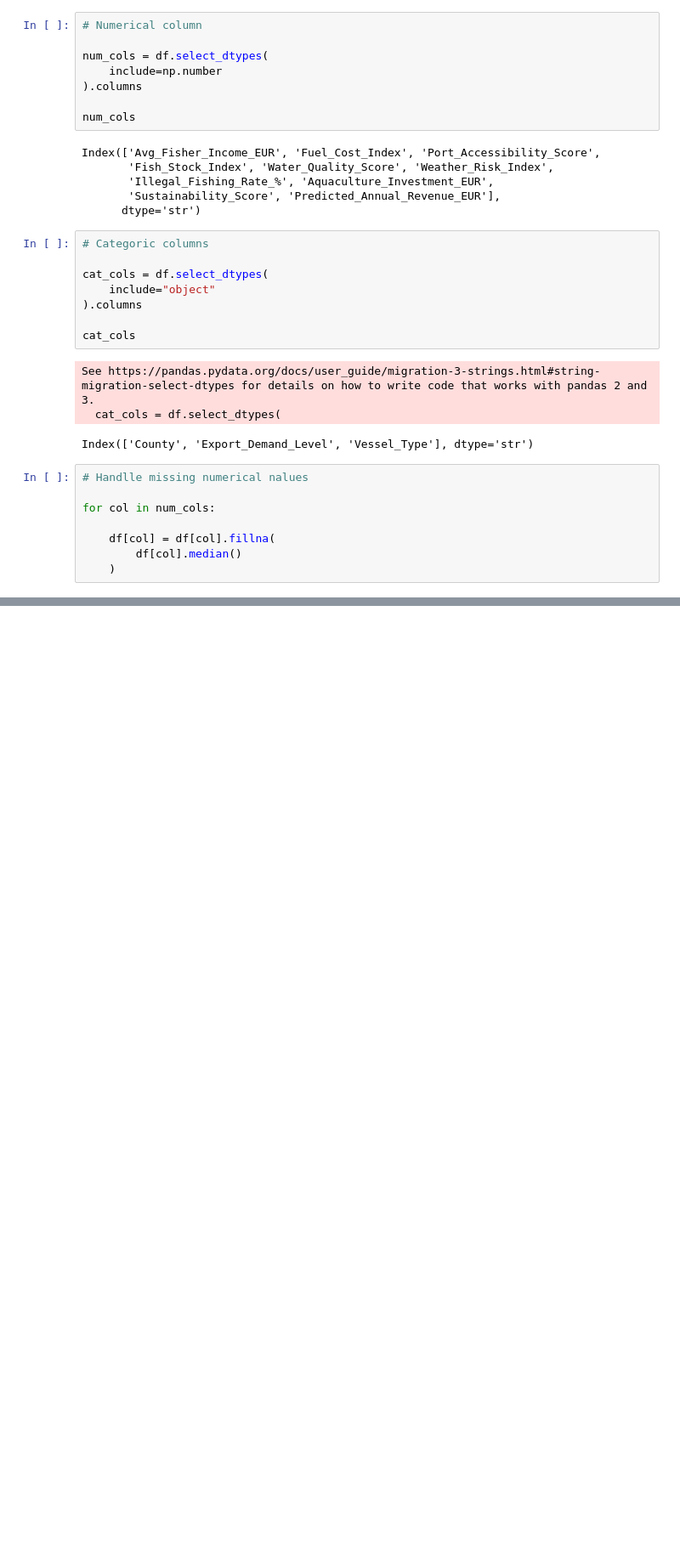
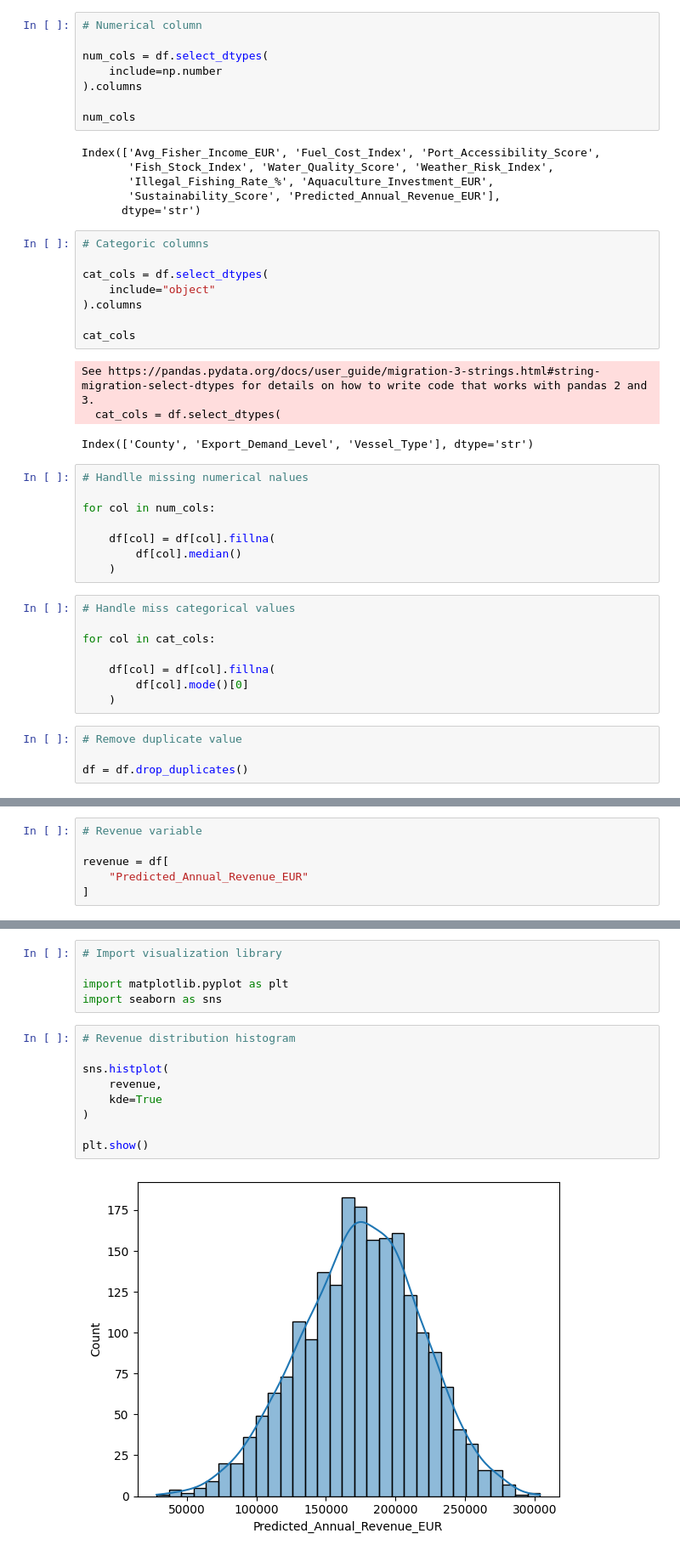
Before and after one commit to pericles-1995/https-classroom.github.com-a-TlQyXR9L, a Jupyter notebook: IntegratedCA2.ipynb, the cells around one changed output, grey strips where cells are left out. Shown at 85% size. Saved outputs shown, nothing was run; the diff lists cells and outputs as text; blank space fills up the shorter version.

```diff
--- a/IntegratedCA2.ipynb
+++ b/IntegratedCA2.ipynb
@@ -118,3 +118,15 @@ for col in num_cols:
     df[col] = df[col].fillna(
         df[col].median()
     )
+# %%
+# Handle miss categorical values
+
+for col in cat_cols:
+
+    df[col] = df[col].fillna(
+        df[col].mode()[0]
+    )
+# %%
+# Remove duplicate value
+
+df = df.drop_duplicates()
@@ -120,0 +158,6 @@ for col in num_cols:
+# %%
+# Revenue variable
+
+revenue = df[
+    "Predicted_Annual_Revenue_EUR"
+]
@@ -120,0 +197,16 @@ for col in num_cols:
+# %%
+# Import visualization library
+
+import matplotlib.pyplot as plt
+import seaborn as sns
+# %%
+# Revenue distribution histogram
+
+sns.histplot(
+    revenue,
+    kde=True
+)
+
+plt.show()
+# %% [output]
+[figure, added]
```
Also changed, not shown: parts of 12 cells of this notebook.
